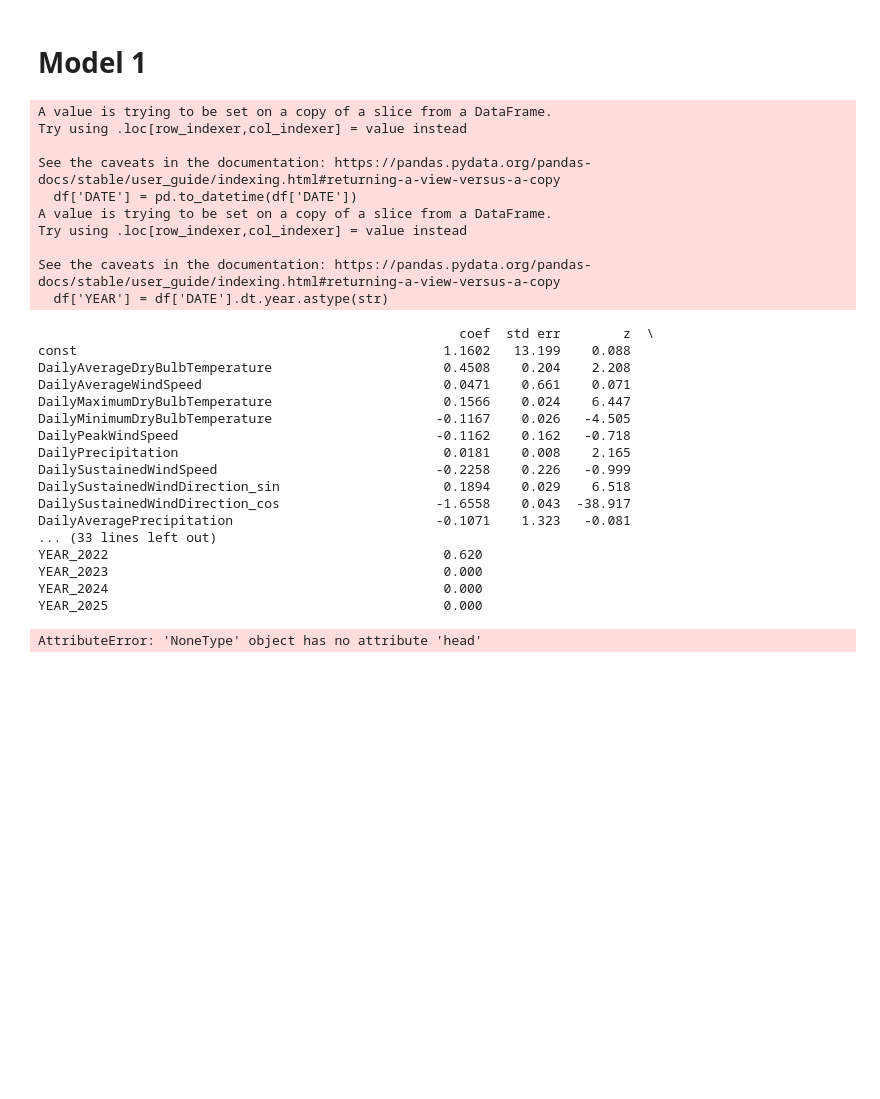
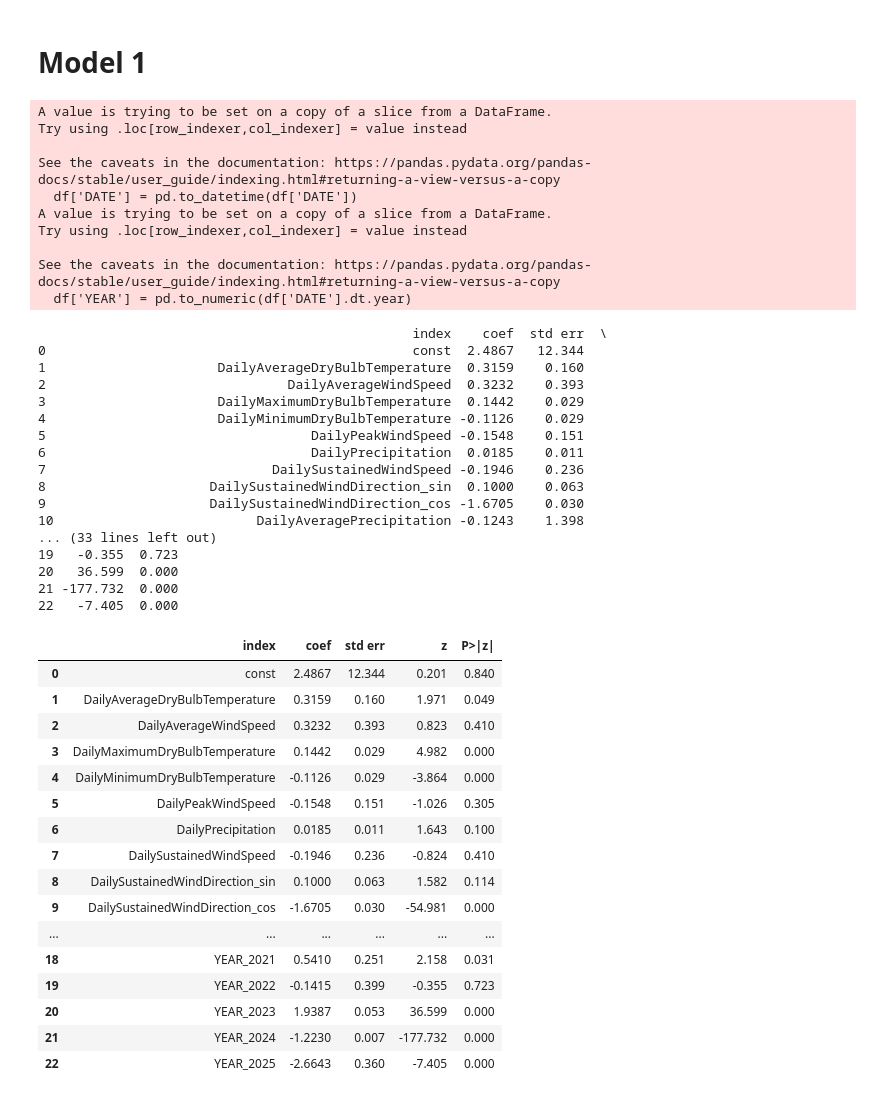
Before and after one commit to griffinberonio/AAE-724-Repo, a Jupyter notebook: Analysis_Notebook.ipynb, the cells around one changed output. Cells and saved outputs as stored; diff of their text form; code cells hidden in the pictures; blank space fills up the shorter version.

Commit message:
Preliminary models

```diff
--- a/Analysis_Notebook.ipynb
+++ b/Analysis_Notebook.ipynb
@@ -36,4 +37,4 @@ from ISLP.models import (ModelSpec as MS,
 # %%
 from Analysis import *
 # %%
-totaldata = totaldata()
+totaldataframe = totaldata()
@@ -71,42 +52,65 @@ Name: YEAR, dtype: int64
 # %%
 xclimate = ['DailyAverageDryBulbTemperature', 'DailyAverageWindSpeed','DailyMaximumDryBulbTemperature',
        'DailyMinimumDryBulbTemperature', 'DailyPeakWindSpeed',
        'DailyPrecipitation','DailySustainedWindSpeed', 'DailySustainedWindDirection_sin', 'DailySustainedWindDirection_cos',
        'DailyAveragePrecipitation', 'DailyAveragePressureChange',
        'DailyAverageRelativeHumidity',]
 
 y = ['arithmetic_mean']
 
 fe = ['DATE','CLIMATE_STATION_NAME']
 
-model_1_results = model_1(totaldata, xclimate, y, fe)
+model_1_results = model_1(totaldataframe, xclimate, y, fe)
 model_1_results
+
+# table = pd.DataFrame({
+#     "Coefficient": model_1_results.params,
+#     "Std. Error": model_1_results.std_errors,
+#     "t-stat": model_1_results.tstats,
+#     "p-value": model_1_results.pvalues
+# })
 # %% [output]
 A value is trying to be set on a copy of a slice from a DataFrame.
 Try using .loc[row_indexer,col_indexer] = value instead
 
 See the caveats in the documentation: https://pandas.pydata.org/pandas-docs/stable/user_guide/indexing.html#returning-a-view-versus-a-copy
   df['DATE'] = pd.to_datetime(df['DATE'])
 A value is trying to be set on a copy of a slice from a DataFrame.
 Try using .loc[row_indexer,col_indexer] = value instead
 
 See the caveats in the documentation: https://pandas.pydata.org/pandas-docs/stable/user_guide/indexing.html#returning-a-view-versus-a-copy
-  df['YEAR'] = df['DATE'].dt.year.astype(str)
+  df['YEAR'] = pd.to_numeric(df['DATE'].dt.year)
-                                                      coef  std err        z  \
-const                                               1.1602   13.199    0.088
-DailyAverageDryBulbTemperature                      0.4508    0.204    2.208
-DailyAverageWindSpeed                               0.0471    0.661    0.071
-DailyMaximumDryBulbTemperature                      0.1566    0.024    6.447
-DailyMinimumDryBulbTemperature                     -0.1167    0.026   -4.505
-DailyPeakWindSpeed                                 -0.1162    0.162   -0.718
-DailyPrecipitation                                  0.0181    0.008    2.165
-DailySustainedWindSpeed                            -0.2258    0.226   -0.999
-DailySustainedWindDirection_sin                     0.1894    0.029    6.518
-DailySustainedWindDirection_cos                    -1.6558    0.043  -38.917
-DailyAveragePrecipitation                          -0.1071    1.323   -0.081
+                                                index    coef  std err  \
+0                                               const  2.4867   12.344
+1                      DailyAverageDryBulbTemperature  0.3159    0.160
+2                               DailyAverageWindSpeed  0.3232    0.393
+3                      DailyMaximumDryBulbTemperature  0.1442    0.029
+4                      DailyMinimumDryBulbTemperature -0.1126    0.029
+5                                  DailyPeakWindSpeed -0.1548    0.151
+6                                  DailyPrecipitation  0.0185    0.011
+7                             DailySustainedWindSpeed -0.1946    0.236
+8                     DailySustainedWindDirection_sin  0.1000    0.063
+9                     DailySustainedWindDirection_cos -1.6705    0.030
+10                          DailyAveragePrecipitation -0.1243    1.398
 ... (33 lines left out)
-YEAR_2022                                           0.620
-YEAR_2023                                           0.000
-YEAR_2024                                           0.000
-YEAR_2025                                           0.000
+19   -0.355  0.723
+20   36.599  0.000
+21 -177.732  0.000
+22   -7.405  0.000
-AttributeError: 'NoneType' object has no attribute 'head'
+|  | index | coef | std err | z | P>|z| |
+| 0 | const | 2.4867 | 12.344 | 0.201 | 0.840 |
+| 1 | DailyAverageDryBulbTemperature | 0.3159 | 0.160 | 1.971 | 0.049 |
+| 2 | DailyAverageWindSpeed | 0.3232 | 0.393 | 0.823 | 0.410 |
+| 3 | DailyMaximumDryBulbTemperature | 0.1442 | 0.029 | 4.982 | 0.000 |
+| 4 | DailyMinimumDryBulbTemperature | -0.1126 | 0.029 | -3.864 | 0.000 |
+| 5 | DailyPeakWindSpeed | -0.1548 | 0.151 | -1.026 | 0.305 |
+| 6 | DailyPrecipitation | 0.0185 | 0.011 | 1.643 | 0.100 |
+| 7 | DailySustainedWindSpeed | -0.1946 | 0.236 | -0.824 | 0.410 |
+| 8 | DailySustainedWindDirection_sin | 0.1000 | 0.063 | 1.582 | 0.114 |
+| 9 | DailySustainedWindDirection_cos | -1.6705 | 0.030 | -54.981 | 0.000 |
+| ... | ... | ... | ... | ... | ... |
+| 18 | YEAR_2021 | 0.5410 | 0.251 | 2.158 | 0.031 |
+| 19 | YEAR_2022 | -0.1415 | 0.399 | -0.355 | 0.723 |
+| 20 | YEAR_2023 | 1.9387 | 0.053 | 36.599 | 0.000 |
+| 21 | YEAR_2024 | -1.2230 | 0.007 | -177.732 | 0.000 |
+| 22 | YEAR_2025 | -2.6643 | 0.360 | -7.405 | 0.000 |
```
Also changed, not shown: parts of 16 cells of this notebook, 3 other files.
